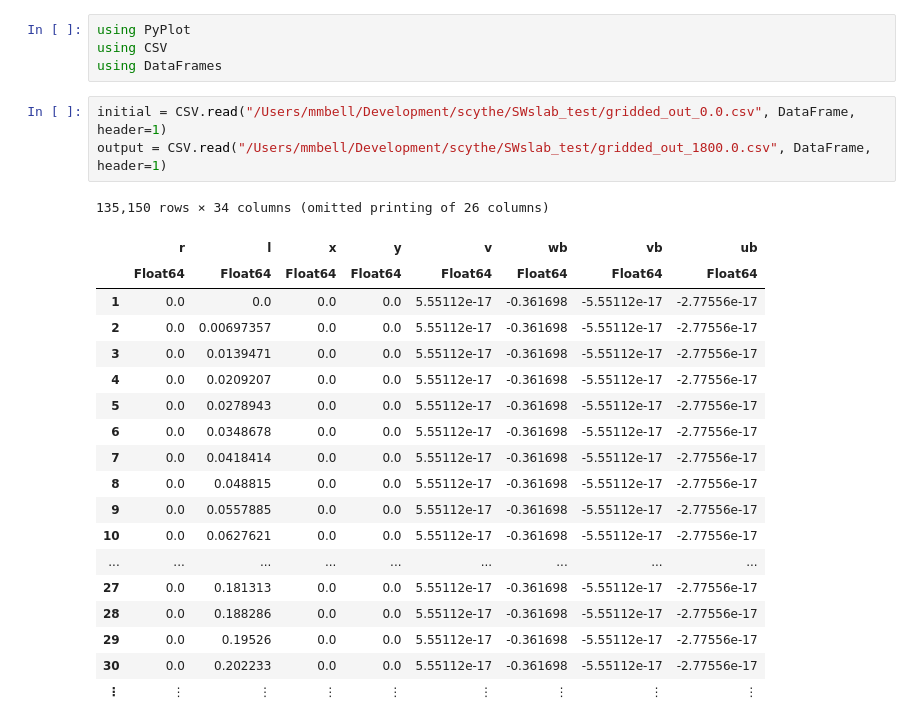
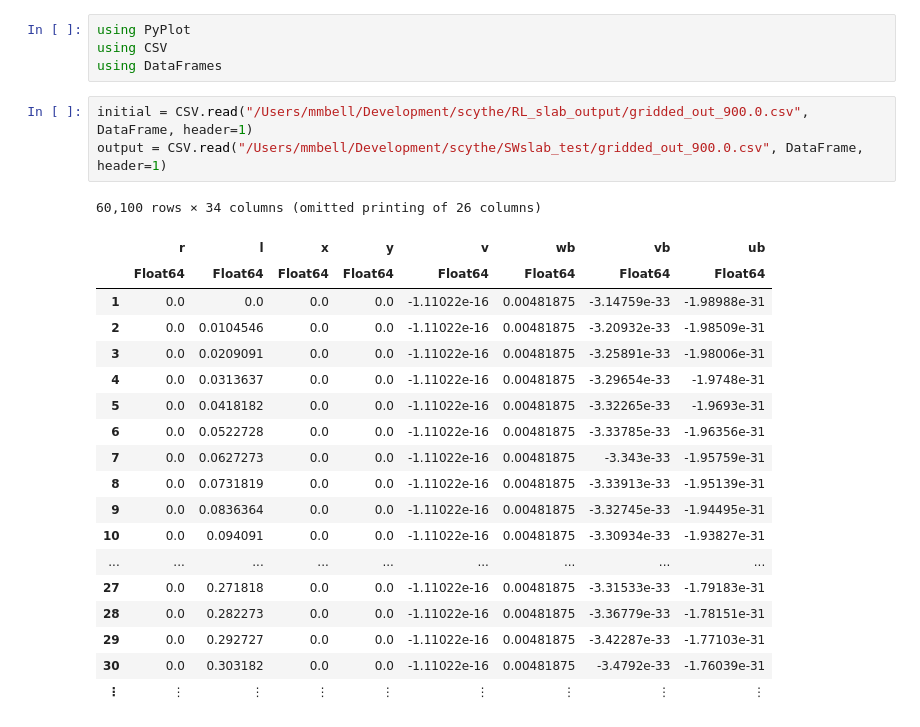
Before and after one commit to mmbell/Scythe.jl, a Jupyter notebook: Notebooks/plot_RL_tests.ipynb, the cells around one changed output. Drawn from its saved outputs; the diff is of its cells as text.

```diff
--- a/Notebooks/plot_RL_tests.ipynb
+++ b/Notebooks/plot_RL_tests.ipynb
@@ -3,26 +3,26 @@ using PyPlot
 using CSV
 using DataFrames
 # %%
-initial = CSV.read("/Users/mmbell/Development/scythe/SWslab_test/gridded_out_0.0.csv", DataFrame, header=1)
-output = CSV.read("/Users/mmbell/Development/scythe/SWslab_test/gridded_out_1800.0.csv", DataFrame, header=1)
+initial = CSV.read("/Users/mmbell/Development/scythe/RL_slab_output/gridded_out_900.0.csv", DataFrame, header=1)
+output = CSV.read("/Users/mmbell/Development/scythe/SWslab_test/gridded_out_900.0.csv", DataFrame, header=1)
 # %% [output]
-135,150 rows × 34 columns (omitted printing of 26 columns)
+60,100 rows × 34 columns (omitted printing of 26 columns)
 |  | r | l | x | y | v | wb | vb | ub |
 |  | Float64 | Float64 | Float64 | Float64 | Float64 | Float64 | Float64 | Float64 |
-| 1 | 0.0 | 0.0 | 0.0 | 0.0 | 5.55112e-17 | -0.361698 | -5.55112e-17 | -2.77556e-17 |
-| 2 | 0.0 | 0.00697357 | 0.0 | 0.0 | 5.55112e-17 | -0.361698 | -5.55112e-17 | -2.77556e-17 |
-| 3 | 0.0 | 0.0139471 | 0.0 | 0.0 | 5.55112e-17 | -0.361698 | -5.55112e-17 | -2.77556e-17 |
-| 4 | 0.0 | 0.0209207 | 0.0 | 0.0 | 5.55112e-17 | -0.361698 | -5.55112e-17 | -2.77556e-17 |
-| 5 | 0.0 | 0.0278943 | 0.0 | 0.0 | 5.55112e-17 | -0.361698 | -5.55112e-17 | -2.77556e-17 |
-| 6 | 0.0 | 0.0348678 | 0.0 | 0.0 | 5.55112e-17 | -0.361698 | -5.55112e-17 | -2.77556e-17 |
-| 7 | 0.0 | 0.0418414 | 0.0 | 0.0 | 5.55112e-17 | -0.361698 | -5.55112e-17 | -2.77556e-17 |
-| 8 | 0.0 | 0.048815 | 0.0 | 0.0 | 5.55112e-17 | -0.361698 | -5.55112e-17 | -2.77556e-17 |
-| 9 | 0.0 | 0.0557885 | 0.0 | 0.0 | 5.55112e-17 | -0.361698 | -5.55112e-17 | -2.77556e-17 |
-| 10 | 0.0 | 0.0627621 | 0.0 | 0.0 | 5.55112e-17 | -0.361698 | -5.55112e-17 | -2.77556e-17 |
+| 1 | 0.0 | 0.0 | 0.0 | 0.0 | -1.11022e-16 | 0.00481875 | -3.14759e-33 | -1.98988e-31 |
+| 2 | 0.0 | 0.0104546 | 0.0 | 0.0 | -1.11022e-16 | 0.00481875 | -3.20932e-33 | -1.98509e-31 |
+| 3 | 0.0 | 0.0209091 | 0.0 | 0.0 | -1.11022e-16 | 0.00481875 | -3.25891e-33 | -1.98006e-31 |
+| 4 | 0.0 | 0.0313637 | 0.0 | 0.0 | -1.11022e-16 | 0.00481875 | -3.29654e-33 | -1.9748e-31 |
+| 5 | 0.0 | 0.0418182 | 0.0 | 0.0 | -1.11022e-16 | 0.00481875 | -3.32265e-33 | -1.9693e-31 |
+| 6 | 0.0 | 0.0522728 | 0.0 | 0.0 | -1.11022e-16 | 0.00481875 | -3.33785e-33 | -1.96356e-31 |
+| 7 | 0.0 | 0.0627273 | 0.0 | 0.0 | -1.11022e-16 | 0.00481875 | -3.343e-33 | -1.95759e-31 |
+| 8 | 0.0 | 0.0731819 | 0.0 | 0.0 | -1.11022e-16 | 0.00481875 | -3.33913e-33 | -1.95139e-31 |
+| 9 | 0.0 | 0.0836364 | 0.0 | 0.0 | -1.11022e-16 | 0.00481875 | -3.32745e-33 | -1.94495e-31 |
+| 10 | 0.0 | 0.094091 | 0.0 | 0.0 | -1.11022e-16 | 0.00481875 | -3.30934e-33 | -1.93827e-31 |
 | ... | ... | ... | ... | ... | ... | ... | ... | ... |
-| 27 | 0.0 | 0.181313 | 0.0 | 0.0 | 5.55112e-17 | -0.361698 | -5.55112e-17 | -2.77556e-17 |
-| 28 | 0.0 | 0.188286 | 0.0 | 0.0 | 5.55112e-17 | -0.361698 | -5.55112e-17 | -2.77556e-17 |
-| 29 | 0.0 | 0.19526 | 0.0 | 0.0 | 5.55112e-17 | -0.361698 | -5.55112e-17 | -2.77556e-17 |
-| 30 | 0.0 | 0.202233 | 0.0 | 0.0 | 5.55112e-17 | -0.361698 | -5.55112e-17 | -2.77556e-17 |
+| 27 | 0.0 | 0.271818 | 0.0 | 0.0 | -1.11022e-16 | 0.00481875 | -3.31533e-33 | -1.79183e-31 |
+| 28 | 0.0 | 0.282273 | 0.0 | 0.0 | -1.11022e-16 | 0.00481875 | -3.36779e-33 | -1.78151e-31 |
+| 29 | 0.0 | 0.292727 | 0.0 | 0.0 | -1.11022e-16 | 0.00481875 | -3.42287e-33 | -1.77103e-31 |
+| 30 | 0.0 | 0.303182 | 0.0 | 0.0 | -1.11022e-16 | 0.00481875 | -3.4792e-33 | -1.76039e-31 |
 | ⋮ | ⋮ | ⋮ | ⋮ | ⋮ | ⋮ | ⋮ | ⋮ | ⋮ |
 # %%
```
Also changed, not shown: parts of 4 cells of this notebook, 6 other files.
